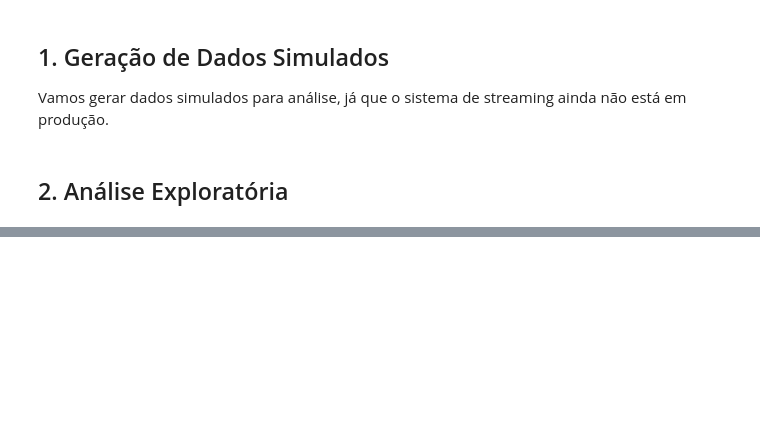
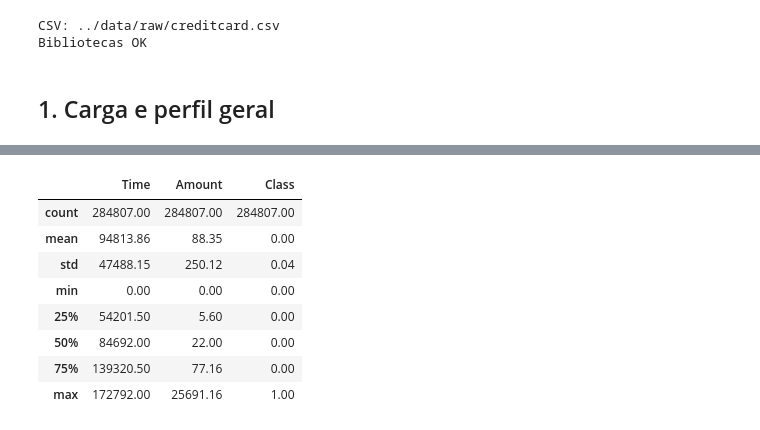
Before and after one commit to DrkCde15/Pipeline-Streaming-Frauds, a Jupyter notebook: notebooks/01_analise_fraudes.ipynb, the cells around one changed output, grey strips where cells are left out. Cells and saved outputs as stored; diff of their text form; code cells hidden in the pictures; blank space fills up the shorter version.

```diff
--- a/notebooks/01_analise_fraudes.ipynb
+++ b/notebooks/01_analise_fraudes.ipynb
@@ -7,15 +9,27 @@ import pandas as pd
 import numpy as np
 import matplotlib.pyplot as plt
 import seaborn as sns
-from datetime import datetime, timedelta
+from datetime import datetime, timedelta, timezone
 import warnings
 
 warnings.filterwarnings('ignore')
 sns.set_style('whitegrid')
 plt.rcParams['figure.figsize'] = (12, 6)
 
-print('✅ Bibliotecas carregadas com sucesso!')
+from pathlib import Path
+def _achar_csv():
+    cands = [Path('data/raw/creditcard.csv'),
+             Path('../data/raw/creditcard.csv'),
+             Path.cwd() / 'data/raw/creditcard.csv',
+             Path.cwd().parent / 'data/raw/creditcard.csv']
+    for c in cands:
+        if c.exists():
+            return str(c)
+    raise FileNotFoundError('creditcard.csv não achado. Baixe com: kaggle datasets download mlg-ulb/creditcardfraud -p data/raw --unzip (rodando da raiz do repo)')
+CSV = _achar_csv()
+print('CSV:', CSV)
+BASE = datetime(2013, 9, 1, tzinfo=timezone.utc)
+print('Bibliotecas OK')
+# %% [output]
+CSV: ../data/raw/creditcard.csv
+Bibliotecas OK
-# %% [markdown]
-## 1. Geração de Dados Simulados
-
-Vamos gerar dados simulados para análise, já que o sistema de streaming ainda não está em produção.
@@ -61,2 +35,0 @@ print(f'✅ Normais: {(~df.is_fraud).sum()} ({(~df.is_fraud).mean()*100:.1f}%)')
-# %% [markdown]
-## 2. Análise Exploratória
@@ -80,0 +36,12 @@ plt.show()
+# %% [markdown]
+## 1. Carga e perfil geral
+# %%
+df = pd.read_csv(CSV)
+df['timestamp'] = BASE + pd.to_timedelta(df['Time'], unit='s')
+df['hour'] = df['timestamp'].dt.hour
+df['day'] = df['timestamp'].dt.date
+
+print(f'Total: {len(df)} | Fraudes: {int(df.Class.sum())} ({df.Class.mean()*100:.3f}%)')
+print(f'Período: {df.timestamp.min()} -> {df.timestamp.max()}')
+df[['Time', 'Amount', 'Class']].describe().round(2)
+# %% [output]
@@ -80,0 +50,9 @@ plt.show()
+|  | Time | Amount | Class |
+| count | 284807.00 | 284807.00 | 284807.00 |
+| mean | 94813.86 | 88.35 | 0.00 |
+| std | 47488.15 | 250.12 | 0.04 |
+| min | 0.00 | 0.00 | 0.00 |
+| 25% | 54201.50 | 5.60 | 0.00 |
+| 50% | 84692.00 | 22.00 | 0.00 |
+| 75% | 139320.50 | 77.16 | 0.00 |
+| max | 172792.00 | 25691.16 | 1.00 |
```
Also changed, not shown: parts of 19 cells of this notebook, 15 other files.
